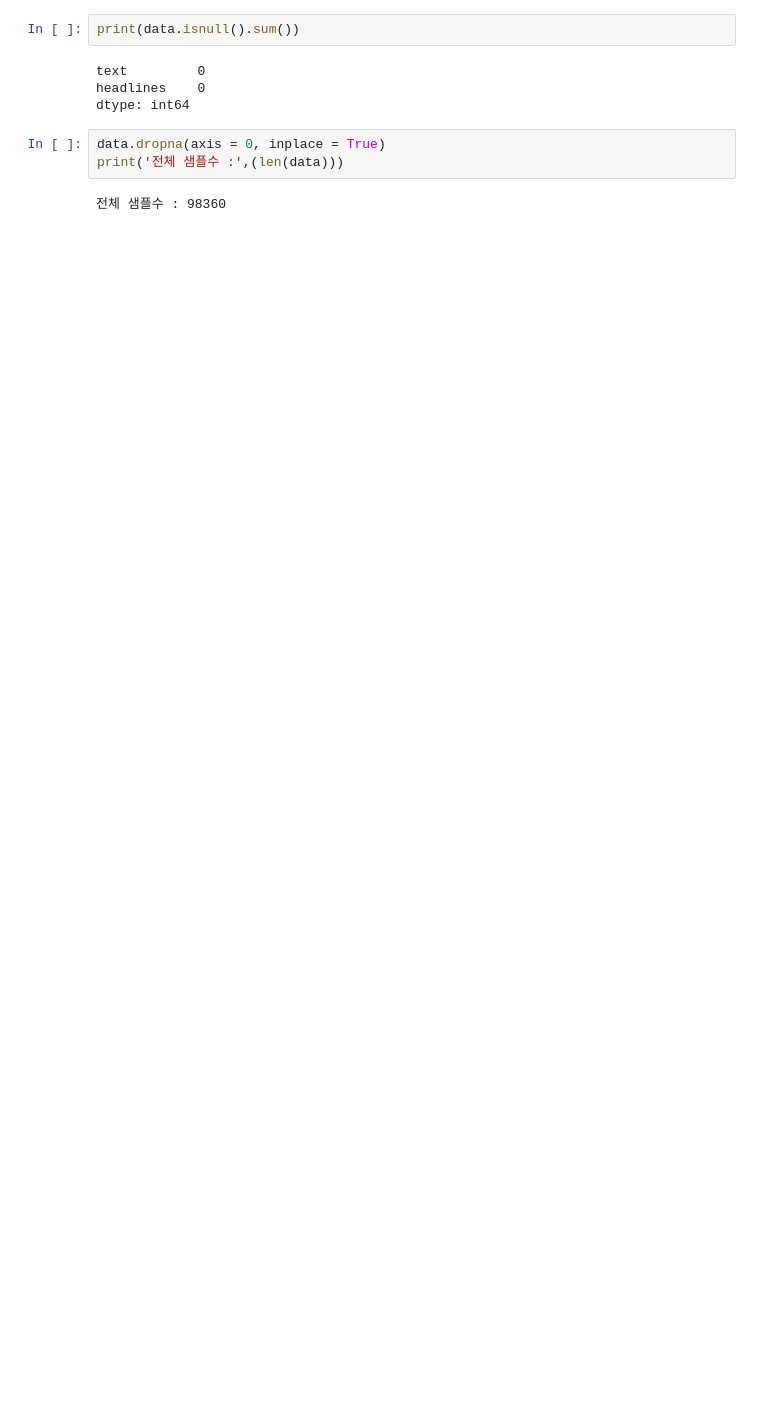
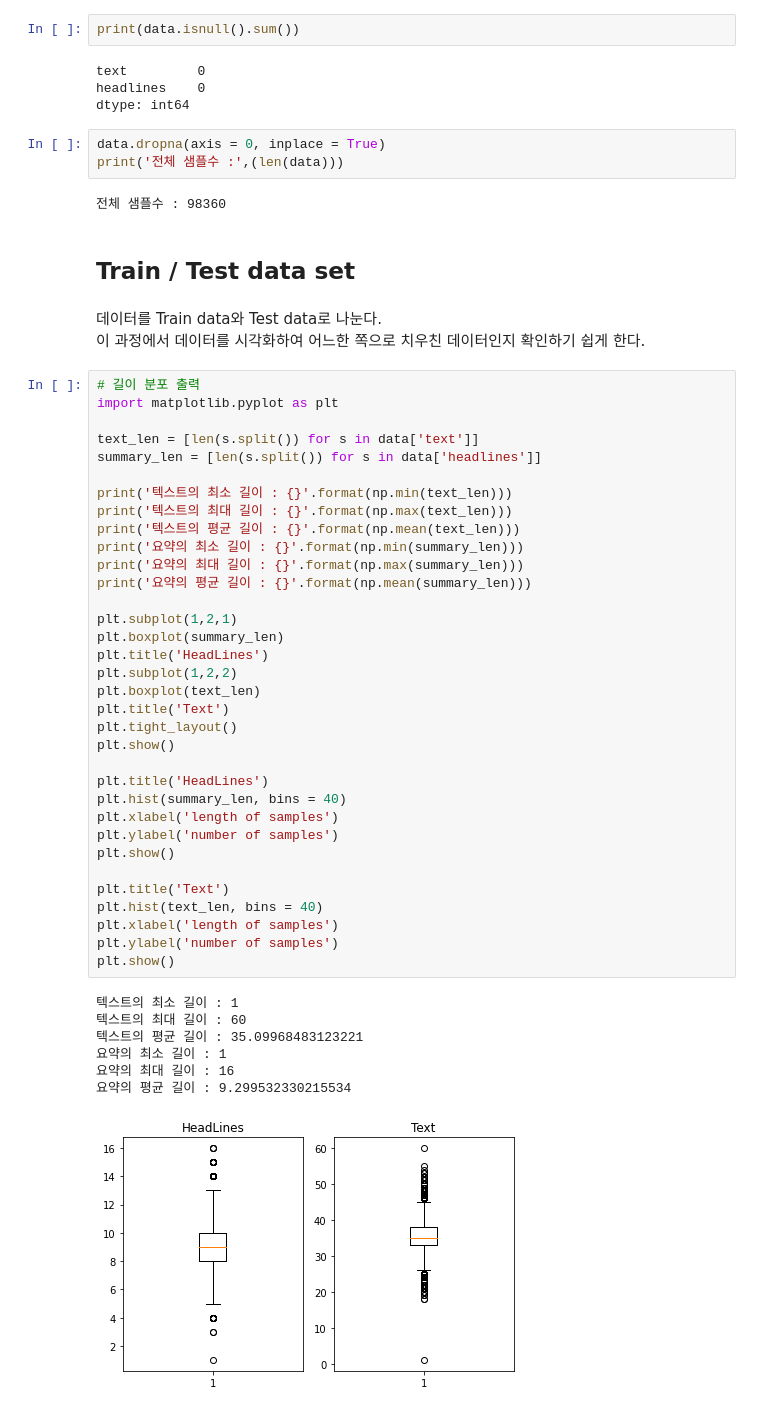
Before and after one commit to yeoooo/AI_Aiffel, a Jupyter notebook: (E11)News_summarize_bot_yeoooo_2021_02_25.ipynb, the cells around one changed output. Cells and saved outputs as stored; diff of their text form; blank space fills up the shorter version.

```diff
--- a/(E11)News_summarize_bot_yeoooo_2021_02_25.ipynb
+++ b/(E11)News_summarize_bot_yeoooo_2021_02_25.ipynb
@@ -174,3 +202,50 @@ data.dropna(axis = 0, inplace = True)
 print('전체 샘플수 :',(len(data)))
 # %% [output]
 전체 샘플수 : 98360
+# %% [markdown]
+## Train / Test data set
+# %% [markdown]
+데이터를 Train data와 Test data로 나눈다.
+이 과정에서 데이터를 시각화하여 어느한 쪽으로 치우친 데이터인지 확인하기 쉽게 한다.
+# %%
+# 길이 분포 출력
+import matplotlib.pyplot as plt
+
+text_len = [len(s.split()) for s in data['text']]
+summary_len = [len(s.split()) for s in data['headlines']]
+
+print('텍스트의 최소 길이 : {}'.format(np.min(text_len)))
+print('텍스트의 최대 길이 : {}'.format(np.max(text_len)))
+print('텍스트의 평균 길이 : {}'.format(np.mean(text_len)))
+print('요약의 최소 길이 : {}'.format(np.min(summary_len)))
+print('요약의 최대 길이 : {}'.format(np.max(summary_len)))
+print('요약의 평균 길이 : {}'.format(np.mean(summary_len)))
+
+plt.subplot(1,2,1)
+plt.boxplot(summary_len)
+plt.title('HeadLines')
+plt.subplot(1,2,2)
+plt.boxplot(text_len)
+plt.title('Text')
+plt.tight_layout()
+plt.show()
+
+plt.title('HeadLines')
+plt.hist(summary_len, bins = 40)
+plt.xlabel('length of samples')
+plt.ylabel('number of samples')
+plt.show()
+
+plt.title('Text')
+plt.hist(text_len, bins = 40)
+plt.xlabel('length of samples')
+plt.ylabel('number of samples')
+plt.show()
+# %% [output]
+텍스트의 최소 길이 : 1
+텍스트의 최대 길이 : 60
+텍스트의 평균 길이 : 35.09968483123221
+요약의 최소 길이 : 1
+요약의 최대 길이 : 16
+요약의 평균 길이 : 9.299532330215534
+[figure, added]
```
Also changed, not shown: parts of 74 cells of this notebook.
